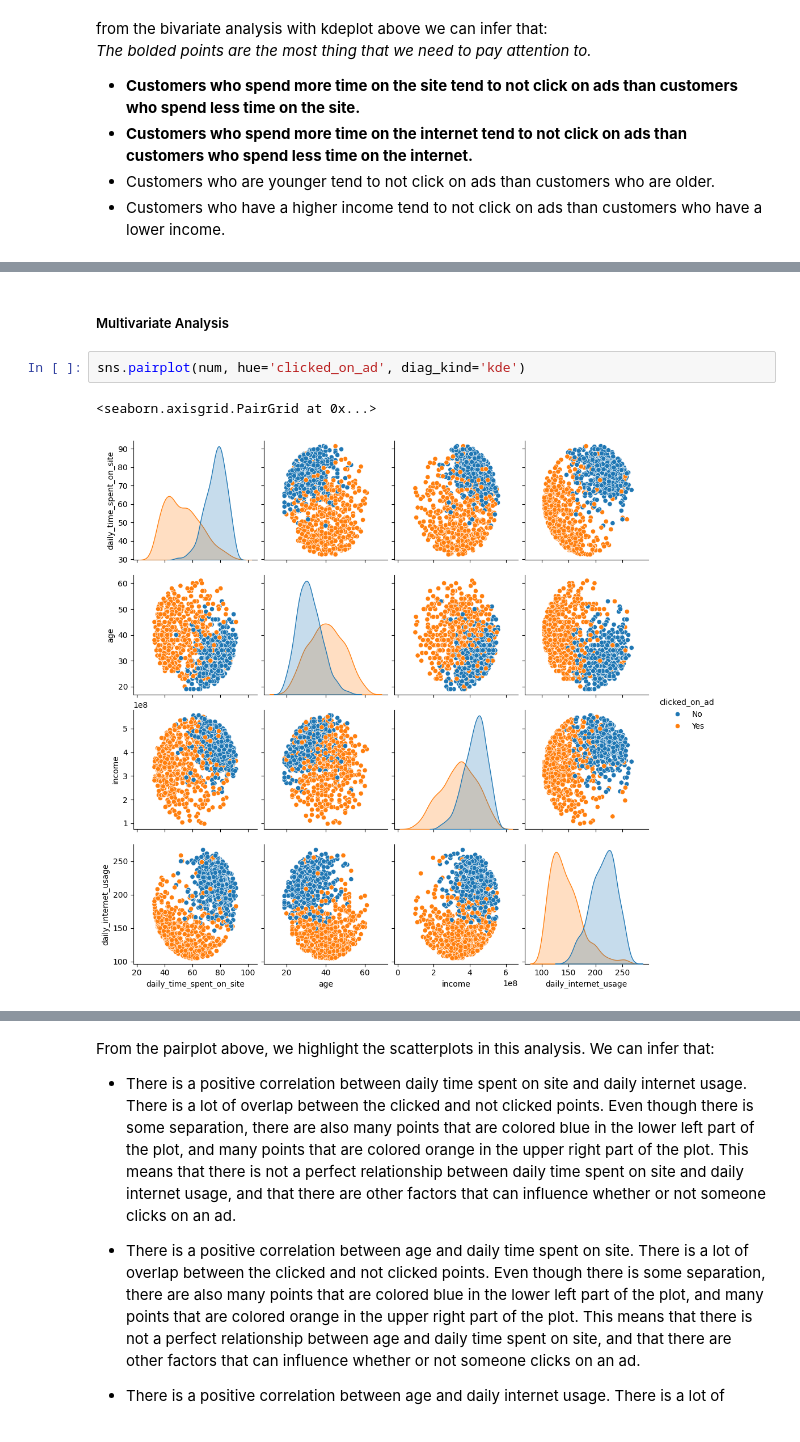
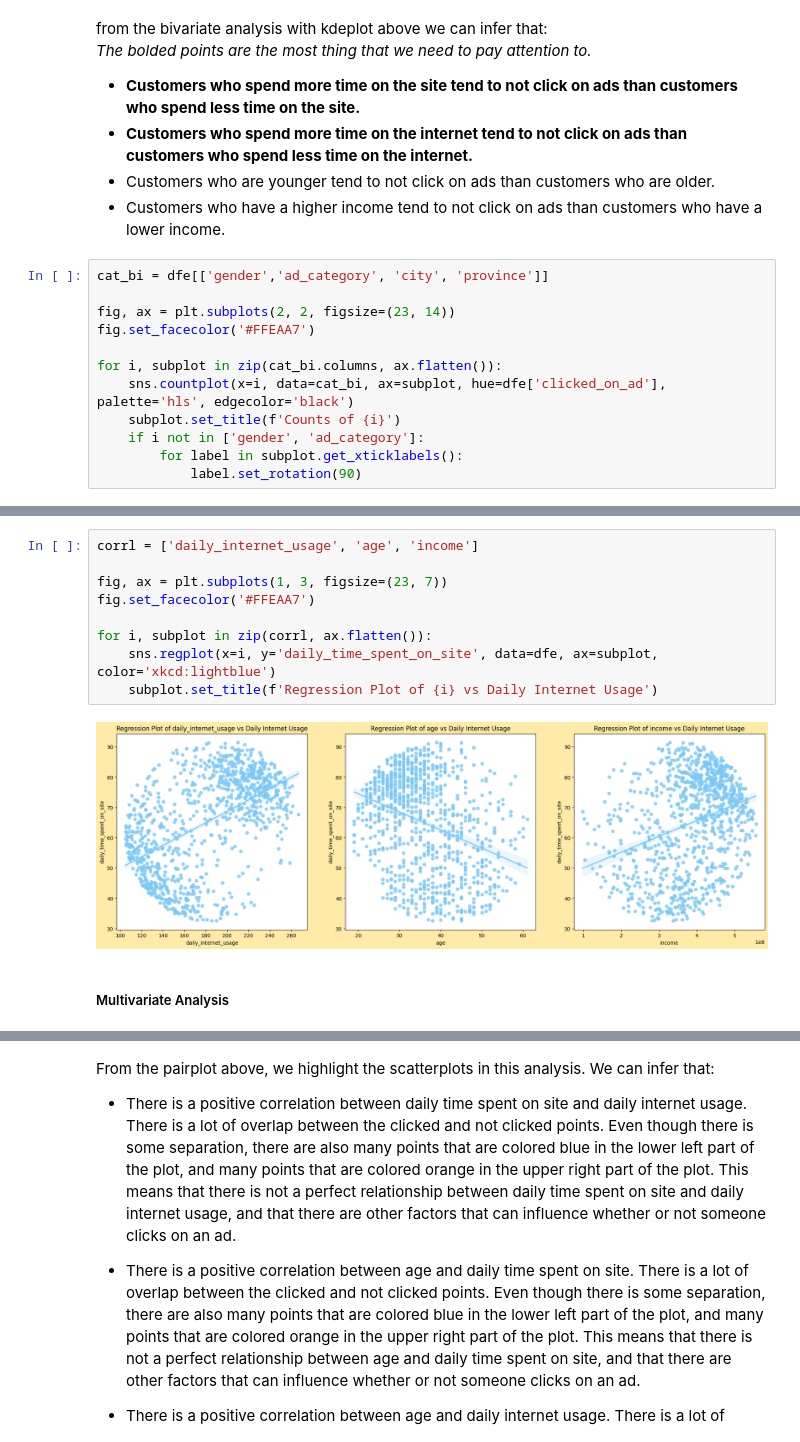
Before and after one commit to azaryasph/Predict-Customer-Clicked-Ads-Classification-By-Using-Machine-Learning, a Jupyter notebook: Predict Customer Clicked Ads Classification By Using Machine Learning.ipynb, the cells around one changed output, grey strips where cells are left out. Cells and saved outputs as stored; diff of their text form.

```diff
--- a/Predict Customer Clicked Ads Classification By Using Machine Learning.ipynb
+++ b/Predict Customer Clicked Ads Classification By Using Machine Learning.ipynb
@@ -331,3 +331,15 @@ from the bivariate analysis with kdeplot above we can infer that:<br>
 - **Customers who spend more time on the internet tend to not click on ads than customers who spend less time on the internet.**
 - Customers who are younger tend to not click on ads than customers who are older.
 - Customers who have a higher income tend to not click on ads than customers who have a lower income.
+# %%
+cat_bi = dfe[['gender','ad_category', 'city', 'province']]
+
+fig, ax = plt.subplots(2, 2, figsize=(23, 14))
+fig.set_facecolor('#FFEAA7')
+
+for i, subplot in zip(cat_bi.columns, ax.flatten()):
+    sns.countplot(x=i, data=cat_bi, ax=subplot, hue=dfe['clicked_on_ad'], palette='hls', edgecolor='black')
+    subplot.set_title(f'Counts of {i}')
+    if i not in ['gender', 'ad_category']:
+        for label in subplot.get_xticklabels():
+            label.set_rotation(90)
@@ -334,7 +348,13 @@ from the bivariate analysis with kdeplot above we can infer that:<br>
+# %%
+corrl = ['daily_internet_usage', 'age', 'income']
+
+fig, ax = plt.subplots(1, 3, figsize=(23, 7))
+fig.set_facecolor('#FFEAA7')
+
+for i, subplot in zip(corrl, ax.flatten()):
+    sns.regplot(x=i, y='daily_time_spent_on_site', data=dfe, ax=subplot, color='xkcd:lightblue')
+    subplot.set_title(f'Regression Plot of {i} vs Daily Internet Usage')
+# %% [output]
+[figure, added]
 # %% [markdown]
 ##### Multivariate Analysis
-# %%
-sns.pairplot(num, hue='clicked_on_ad', diag_kind='kde')
-# %% [output]
-<seaborn.axisgrid.PairGrid at 0x...>
-[figure, removed]
```
Also changed, not shown: parts of 25 cells of this notebook.
